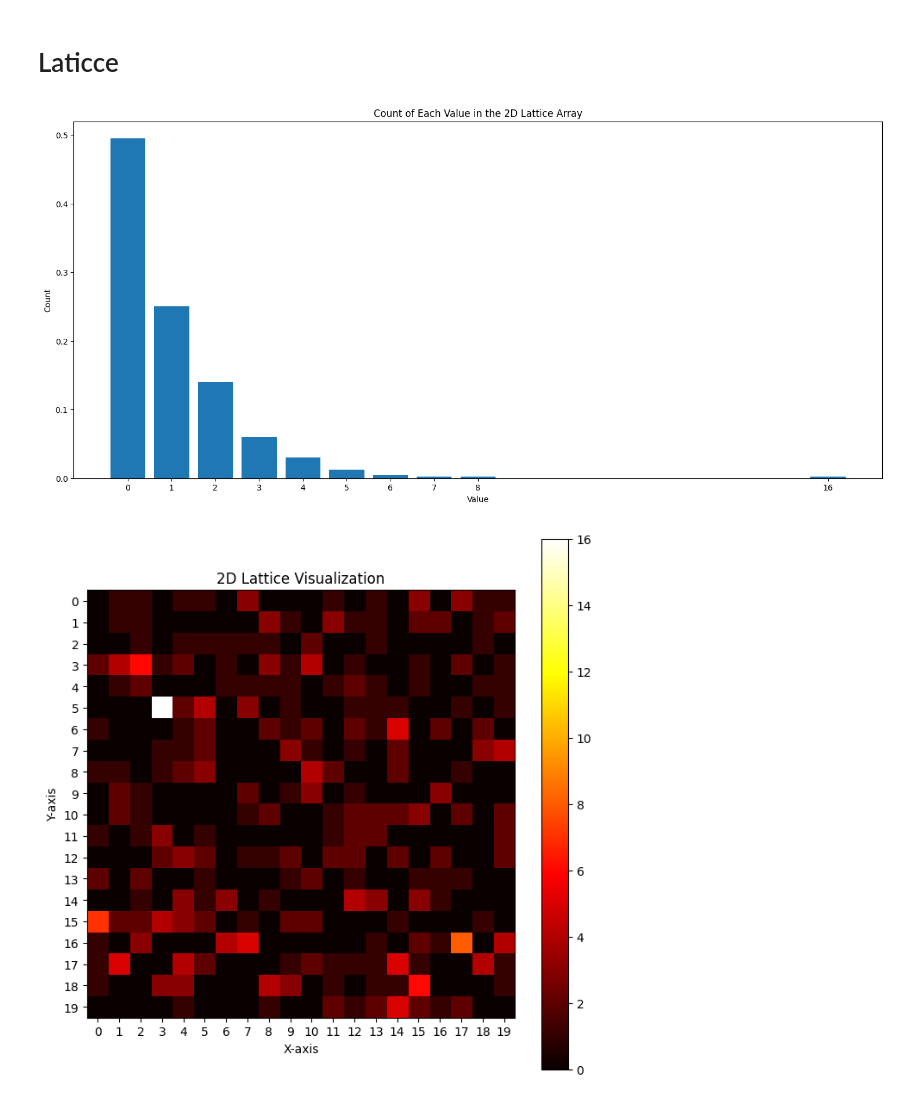
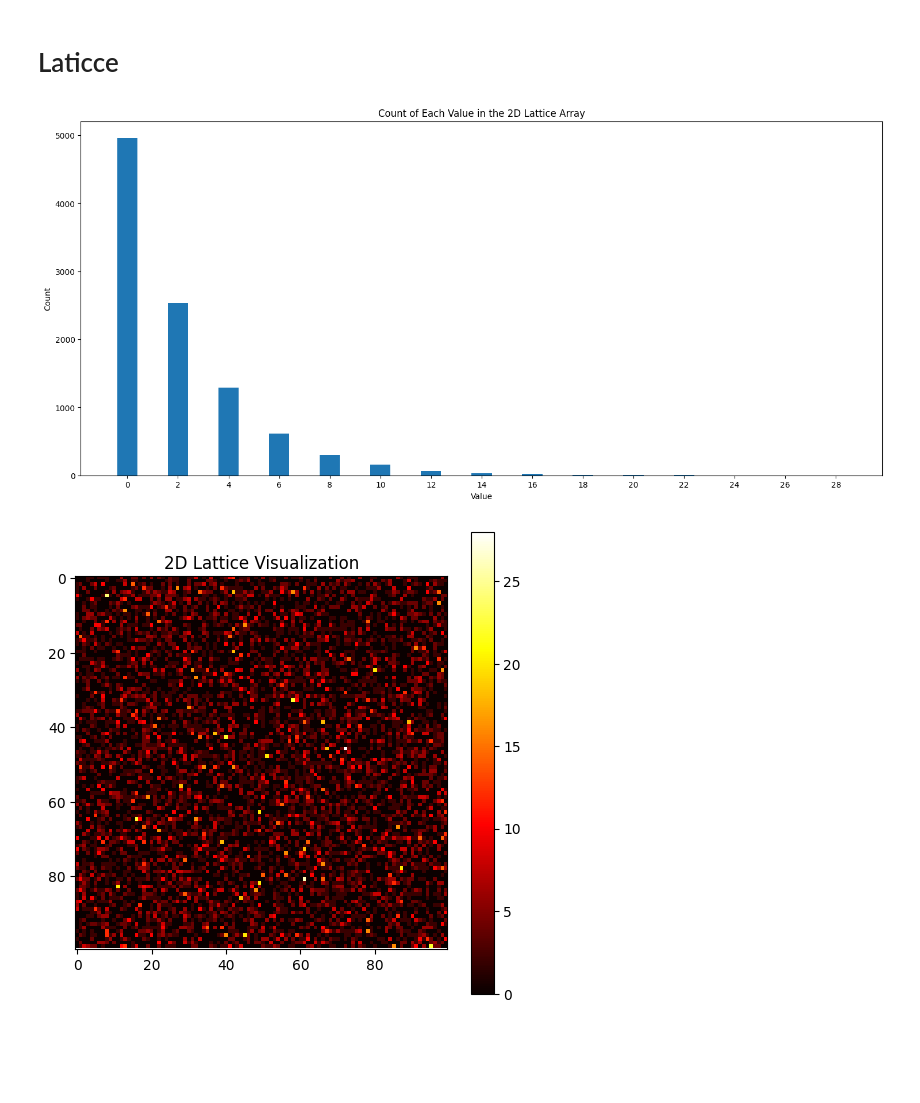
Before and after one commit to Souvik-0612/UnderGrad, a Jupyter notebook: 6th sem/StatisticalMechanics.ipynb, the cells around one changed output. Cells and saved outputs as stored; diff of their text form; code cells hidden in the pictures; blank space fills up the shorter version.

```diff
--- a/6th sem/StatisticalMechanics.ipynb
+++ b/6th sem/StatisticalMechanics.ipynb
@@ -5,11 +6,20 @@ import matplotlib.pyplot as plt
 # Laticce
 # %%
 # we are making 20 by 20 lattice points to verify the Boltzmann's distribution
-a = 20
-lattice = 1*np.ones((a, a))
+a = 100
+lattice = 2*np.ones((a, a))
 
-iteration = 400
+iteration = 10000
+# plt.figure(figsize=(20, iteration+2))
 for _ in range(iteration):
+    # #Plotting
+    # plt.subplot(10, 4, _+1)
+    # plt.imshow(lattice, cmap='hot')  # 'cmap' specifies the colormap
+    # plt.colorbar()  # Show color scale
+    # plt.xticks(np.arange(0, a, 1))  # Ensure each x-tick is shown
+    # plt.yticks(np.arange(0, a, 1))  # Ensure each y-tick is shown
+
+
     p = np.random.randint(a)
     q = np.random.randint(a)
     r = np.random.randint(a)
@@ -18,6 +28,9 @@ for _ in range(iteration):
     var = lattice[r, s]
     lattice[p, q] += var
     lattice[r, s] -= var
+
+
+plt.show()
 # %%
 # 2D array to 1D array
 lattice_flattened = lattice.flatten()
@@ -29,24 +42,20 @@ unique_values, counts = np.unique(lattice_flattened, return_counts=True)
 
 # Plotting
 plt.figure(figsize=(18, 8))
-plt.bar(unique_values, counts/np.sum(counts))
+plt.bar(unique_values, counts)
 plt.xlabel('Value')
 plt.ylabel('Count')
 plt.title('Count of Each Value in the 2D Lattice Array')
 plt.xticks(unique_values)  # Ensure each unique value has a tick
 plt.show()
 # %% [output]
-[figure, old version]
+[figure, new version]
 # %%
 # Assuming 'lattice' is your 2D array
-plt.figure(figsize=(8, 8))
+plt.figure(figsize=(6, 6))
 plt.imshow(lattice, cmap='hot')  # 'cmap' specifies the colormap
 plt.colorbar()  # Show color scale
 plt.title('2D Lattice Visualization')
-plt.xlabel('X-axis')
-plt.xticks(np.arange(0, a, 1))  # Ensure each x-tick is shown
-plt.ylabel('Y-axis')
-plt.yticks(np.arange(0, a, 1))  # Ensure each y-tick is shown
 plt.show()
 # %% [output]
-[figure, old version]
+[figure, new version]
```
Also changed, not shown: parts of 2 cells of this notebook, 1 other file.
